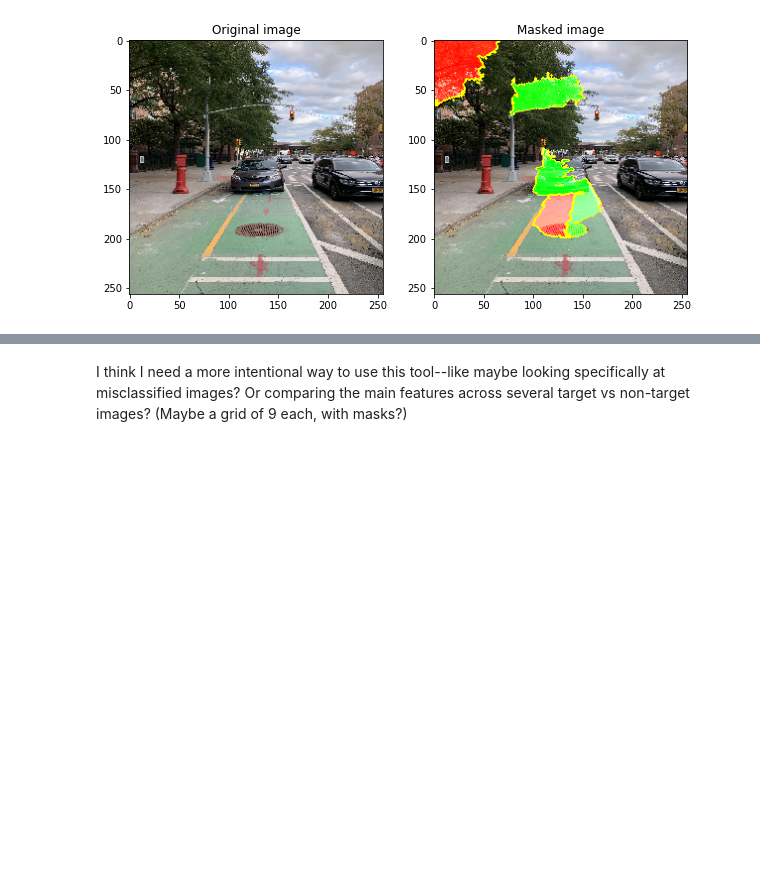
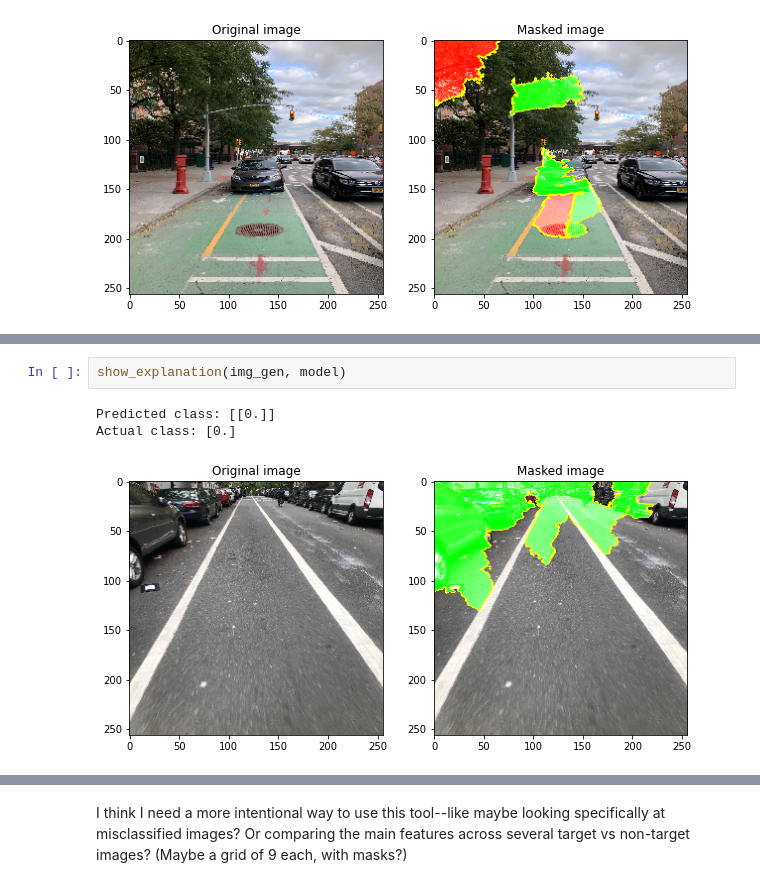
Before and after one commit to jmarkowi/NYC_bike_lanes, a Jupyter notebook: Lime.ipynb, the cells around one changed output, grey strips where cells are left out. Cells and saved outputs as stored; diff of their text form; blank space fills up the shorter version.

```diff
--- a/Lime.ipynb
+++ b/Lime.ipynb
@@ -135,0 +142,6 @@ Actual class: [1.]
+# %%
+show_explanation(img_gen, model)
+# %% [output]
+Predicted class: [[0.]]
+Actual class: [0.]
+[figure, added]
```
Also changed, not shown: parts of 4 cells of this notebook, 2 other files.
